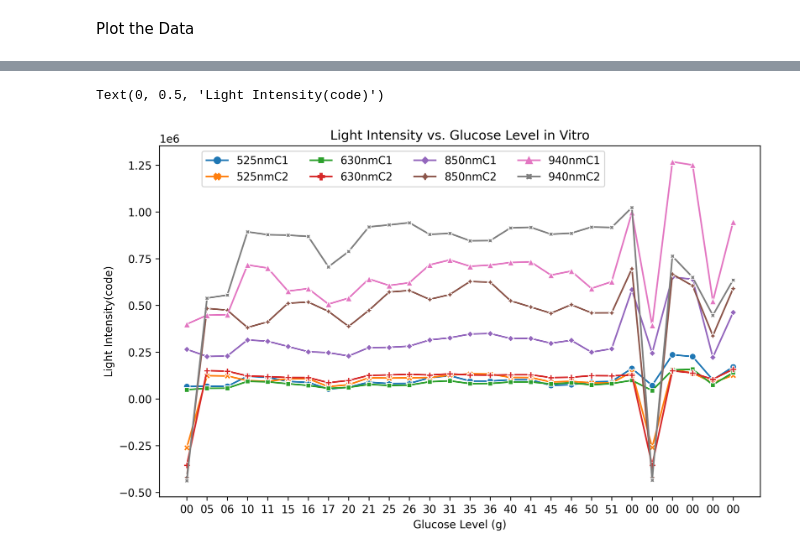
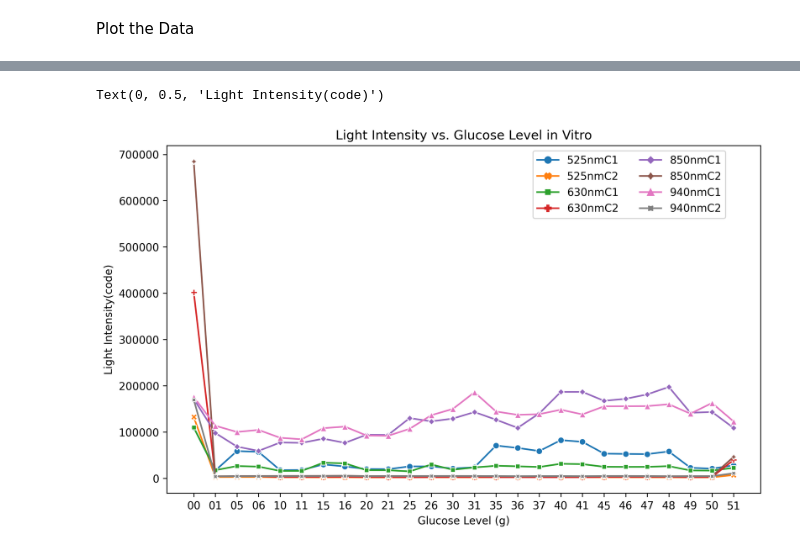
Before and after one commit to LongNguyen1984/TimeSeriesWithPython, a Jupyter notebook: readPPGinVistro.ipynb, the cells around one changed output, grey strips where cells are left out. Drawn from its saved outputs; the diff is of its cells as text; code cells hidden in the pictures.

```diff
--- a/readPPGinVistro.ipynb
+++ b/readPPGinVistro.ipynb
@@ -390,7 +390,7 @@ Successfully installed Pygithub-1.55 deprecated-1.2.12 pyjwt-2.1.0 pynacl-1.4.0
 # %%
 from github import Github
 # using access token
-g = Github("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")
+g = Github("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")
 # Github Enterprise with custom hostname
 repo = g.get_repo("LongNguyen1984/TimeSeriesWithPython")
 # %%
@@ -416,6 +416,6 @@ ContentFile(path="gluocsePlot1.ipynb")
 ContentFile(path="readPPGinVistro.ipynb")
 ContentFile(path="waveletExample.ipynb")
 # %%
-folder = repo.get_contents("Data/Vitro2")
+folder = repo.get_contents("Data/Vitro4")
 folder
 # %% [output]
@@ -535,18 +557,18 @@ results
 # %%
 import seaborn as sns
 fig, axs = plt.subplots(figsize=(10,6),dpi=300)
 sns.lineplot(data = results,  markers=True, dashes=False)
-#sns.lineplot(data = results[['525nmC1','525nmC2']],  markers=True, dashes=False)
+#sns.lineplot(data = results[['525nmC1','525nmC2','630nmC1','630nmC2']],  markers=True, dashes=False)
 #sns.lineplot(data = results[['630nmC1','630nmC2']],  markers=True, dashes=False)
 #sns.lineplot(data = results[['850nmC1','850nmC2']],  markers=True, dashes=False)
 #sns.lineplot(data = results[['940nmC1','940nmC2']],  markers=True, dashes=False)
 axs.set_xticks(range(len(results)))
 labels = name
 axs.set_xticklabels(labels=labels);
-axs.legend(bbox_to_anchor =(0.75, 1.), ncol = 4)
+axs.legend(bbox_to_anchor =(0.95, 1.), ncol = 2)
 plt.title('Light Intensity vs. Glucose Level in Vitro')
 plt.xlabel('Glucose Level (g)')
 plt.ylabel('Light Intensity(code)')
 # %% [output]
 Text(0, 0.5, 'Light Intensity(code)')
-[figure, old version]
+[figure, new version]
```
Also changed, not shown: parts of 9 cells of this notebook.
